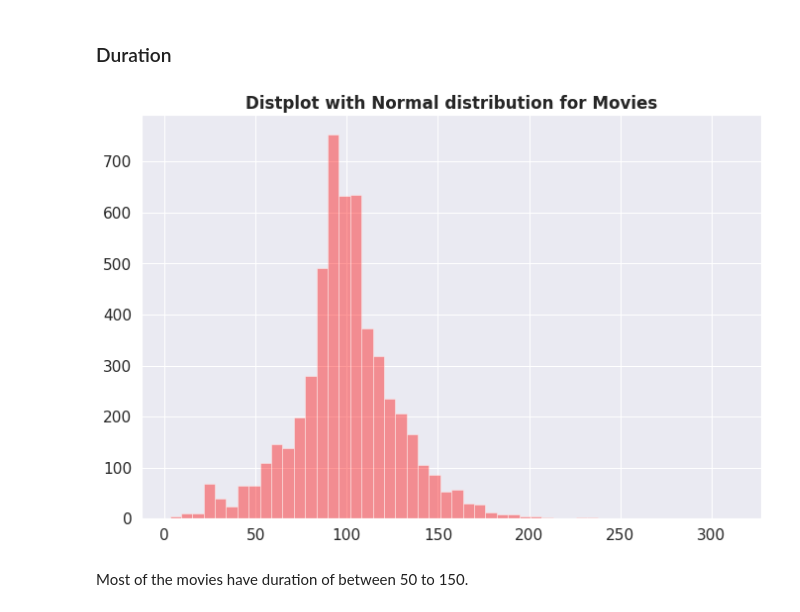
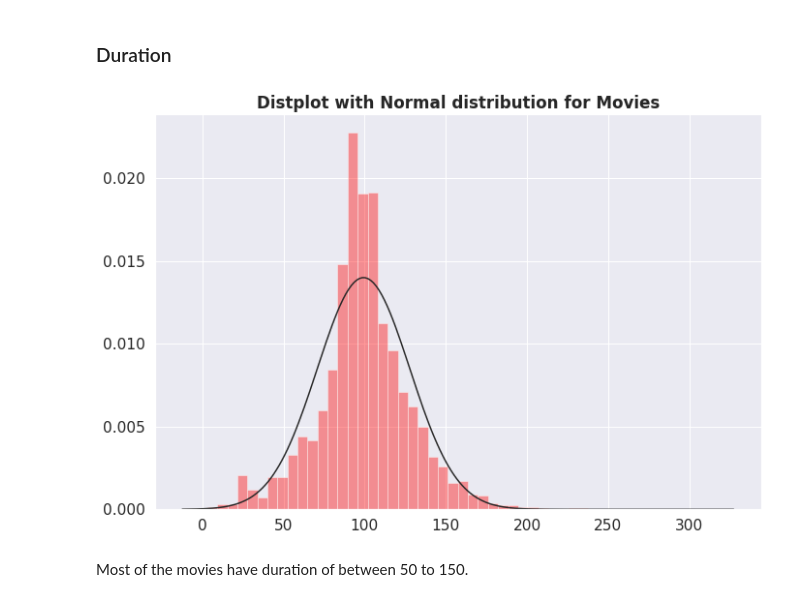
Before and after one commit to Animesh227/Netflix-Movies-and-TV-Shows-Clustering, a Jupyter notebook: NETFLIX_MOVIES_AND_TV_SHOWS_CLUSTERING_Animesh_Chakraborty.ipynb, the cells around one changed output. Cells and saved outputs as stored; diff of their text form; code cells hidden in the pictures.

```diff
--- a/NETFLIX_MOVIES_AND_TV_SHOWS_CLUSTERING_Animesh_Chakraborty.ipynb
+++ b/NETFLIX_MOVIES_AND_TV_SHOWS_CLUSTERING_Animesh_Chakraborty.ipynb
@@ -418,12 +419,12 @@ ax.barh(content_data_ratio.index, content_data_ratio['TV Show'], left=content_da
 # %%
 # Checking the distribution of Movie Durations
 plt.figure(figsize=(10,7))
 # Regular Expression pattern \d is a regex pattern for digit + is a regex pattern for at leas
-sns.distplot(movies['duration'].str.extract('(\d+)'),kde=False, color=['red'])
+sns.distplot(movies['duration'].str.extract('(\d+)'),fit=norm, kde=False, color=['red'])
 plt.title('Distplot with Normal distribution for Movies',fontweight="bold")
 plt.show()
 # %% [output]
-[figure, old version]
+[figure, new version]
 # %% [markdown]
 Most of the movies have duration of between 50 to 150.
 # %%
```
Also changed, not shown: parts of 10 cells of this notebook.
